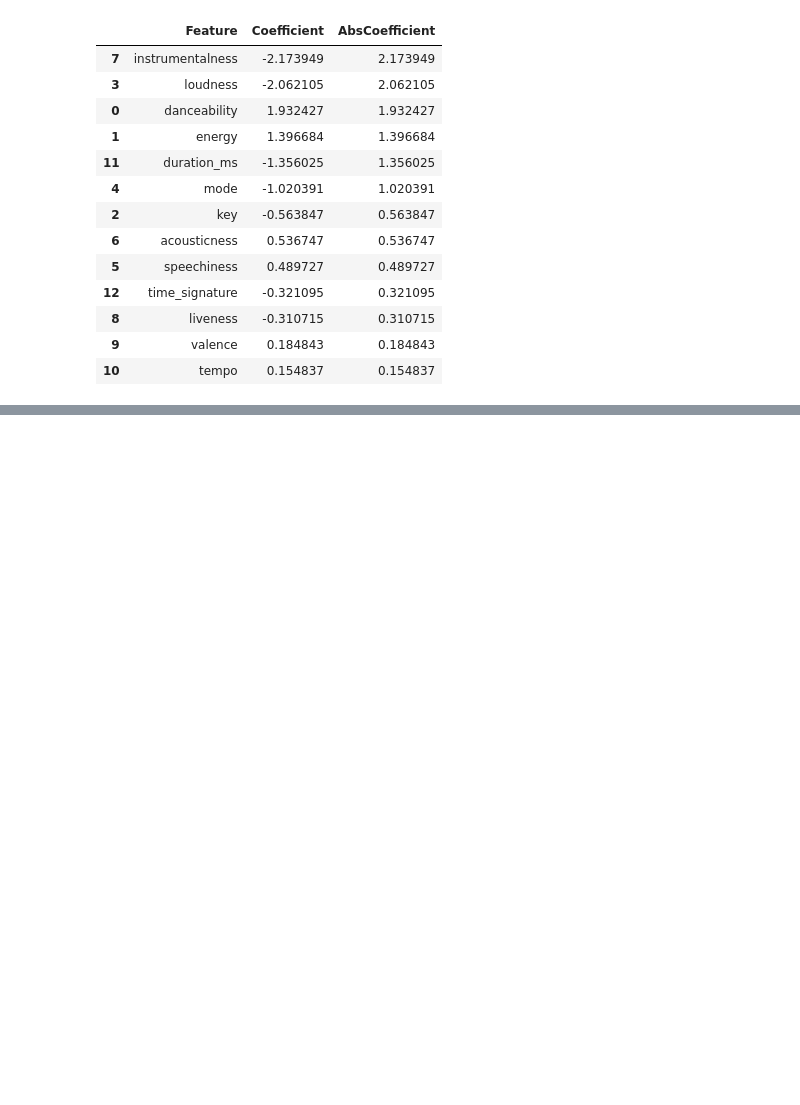
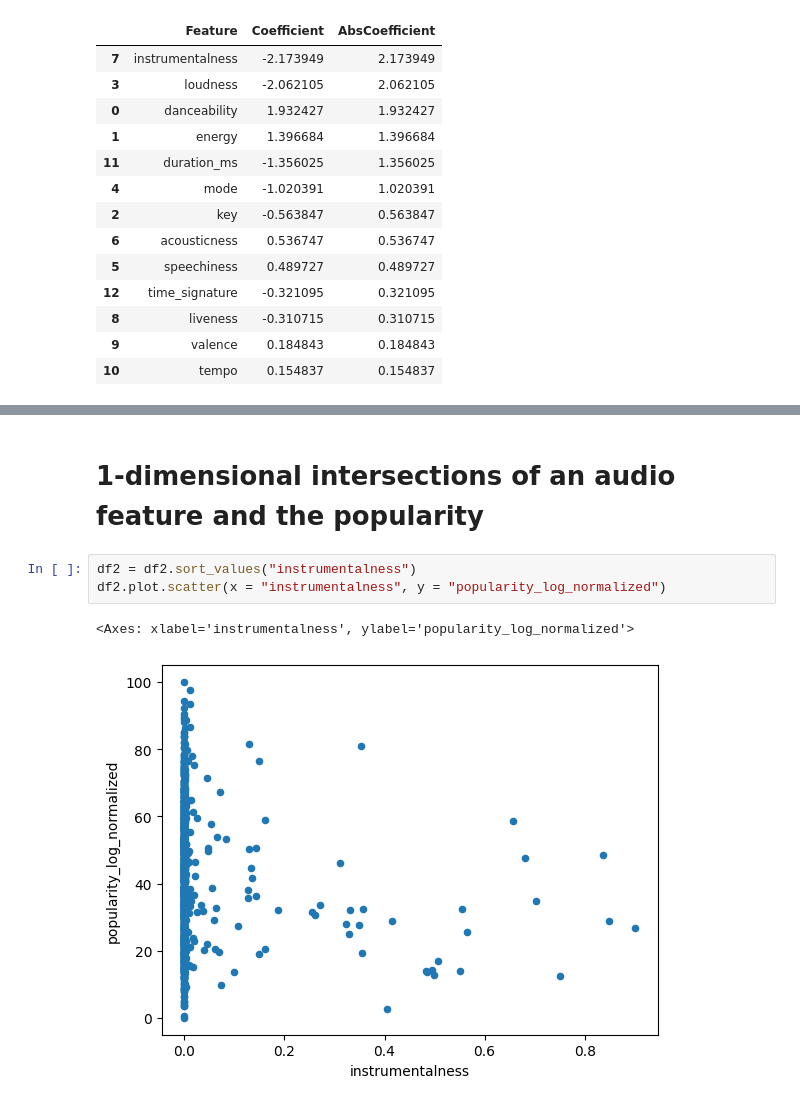
Before and after one commit to feketeLev/music_prediction_project, a Jupyter notebook: codes/Similarity.ipynb, the cells around one changed output, grey strips where cells are left out. Saved outputs shown, nothing was run; the diff lists cells and outputs as text; blank space fills up the shorter version.

```diff
--- a/codes/Similarity.ipynb
+++ b/codes/Similarity.ipynb
@@ -206,0 +278,8 @@ pval_df[pval_df["p_val"] < 0.05]
+# %% [markdown]
+# 1-dimensional intersections of an audio feature and the popularity
+# %%
+df2 = df2.sort_values("instrumentalness")
+df2.plot.scatter(x = "instrumentalness", y = "popularity_log_normalized")
+# %% [output]
+<Axes: xlabel='instrumentalness', ylabel='popularity_log_normalized'>
+[figure, added]
```
Also changed, not shown: parts of 15 cells of this notebook.
